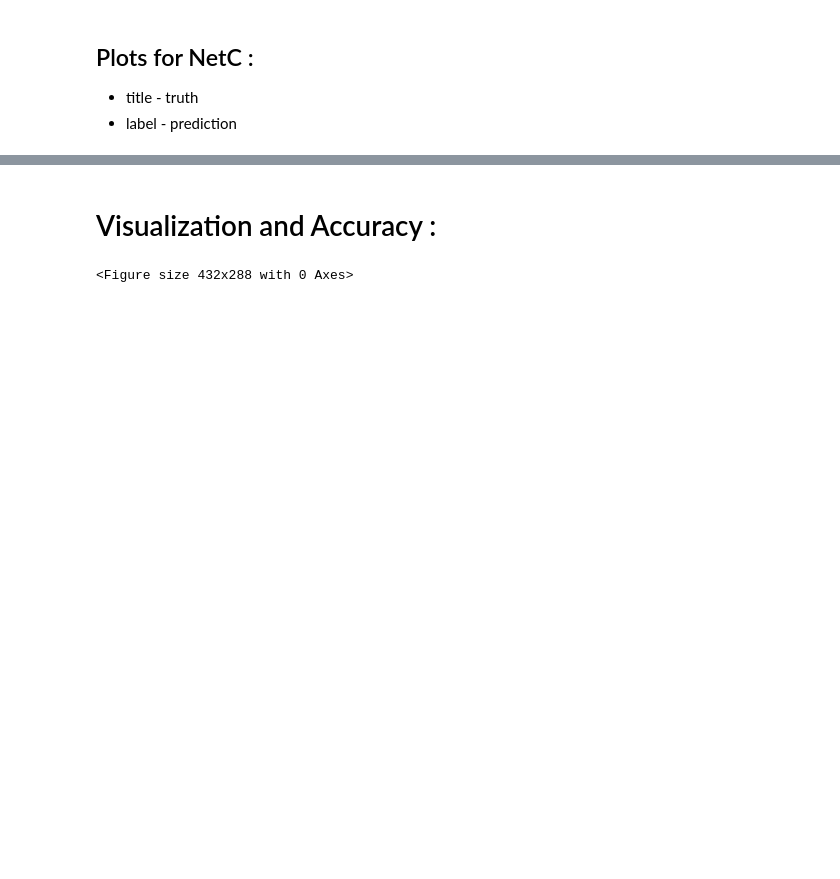
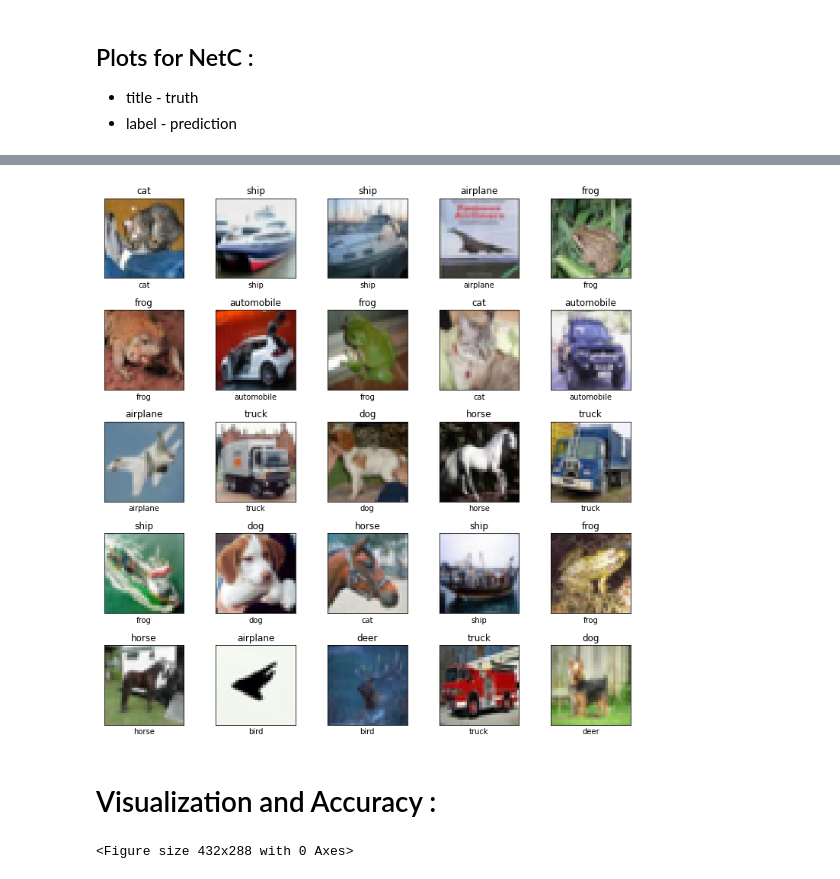
Before and after one commit to gdscjgec/ML-Gallery, a Jupyter notebook: Convolutional Neural Network/ANN_vs_CNN.ipynb, the cells around one changed output, grey strips where cells are left out. Saved outputs shown, nothing was run; the diff lists cells and outputs as text; code cells hidden in the pictures; blank space fills up the shorter version.

```diff
--- a/Convolutional Neural Network/ANN_vs_CNN.ipynb
+++ b/Convolutional Neural Network/ANN_vs_CNN.ipynb
@@ -84,15 +88,15 @@ class NetC:
 
     def net(self,x,y,tx,ty):
       model = models.Sequential()
-      model.add(layers.Conv2D(25 , (5,5), activation='relu', input_shape=(32,32,3),padding="same"))
+      model.add(layers.Conv2D(32 , (5,5), activation='relu', input_shape=(32,32,3),padding="same"))
       model.add(layers.MaxPooling2D((2,2),strides=2))
       model.add(layers.Flatten())
-      model.add(layers.Dense(25))
+      model.add(layers.Dense(512))
       model.add(layers.Dense(10,activation="softmax"))
       model.summary()
 
-      model.compile(optimizer=tf.keras.optimizers.SGD(lr=0.01),
-              loss=tf.keras.losses.SparseCategoricalCrossentropy(from_logits=True),
+      model.compile(optimizer=tf.keras.optimizers.SGD(learning_rate=0.01),
+              loss=tf.keras.losses.SparseCategoricalCrossentropy(),
               metrics=['accuracy'])
 
       history = model.fit(x, y, epochs=50, batch_size=100,
@@ -148,6 +224,7 @@ Epoch 50/50
 y_A = [np.argmax(element) for element in predA]
 y_B= [np.argmax(element) for element in predB]
 y_C=[np.argmax(element) for element in predC]
+y_D=[np.argmax(element) for element in predD]
 # %%
 classes = ["airplane","automobile","bird","cat","deer","dog","frog","horse","ship","truck"]
 # %% [markdown]
@@ -230,3 +313,25 @@ plt.show()
+# %%
+plt.figure(figsize=(12,12))
+plt.title("Plot for NetD")
+for i in range(25):
+    plt.subplot(5,5,i+1)
+    plt.xticks([])
+    plt.yticks([])
+    plt.grid(False)
+    plt.imshow(test_images[i])
+    plt.title(classes[test_labels[i]])
+    # The CIFAR labels happen to be arrays,
+    # which is why you need the extra index
+    plt.xlabel(classes[y_D[i]])
+    plt.subplots_adjust(left=0.1,
+                    bottom=0.1,
+                    right=0.9,
+                    top=0.9,
+                    wspace=0.4,
+                    hspace=0.4)
+plt.show()
+# %% [output]
+[figure, added]
 # %% [markdown]
 # Visualization and Accuracy :
 # %%
```
Also changed, not shown: parts of 12 cells of this notebook, 2 other files.
